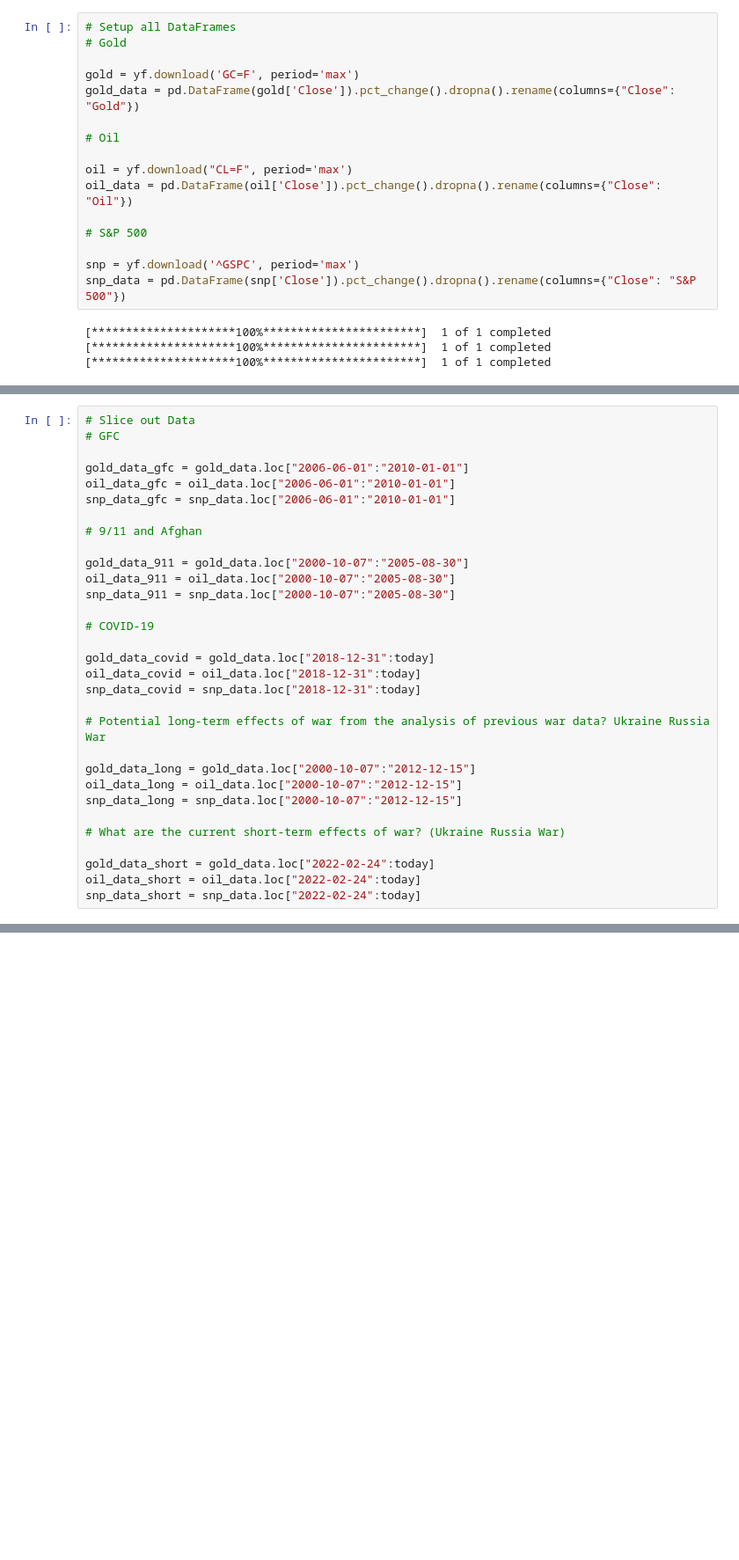
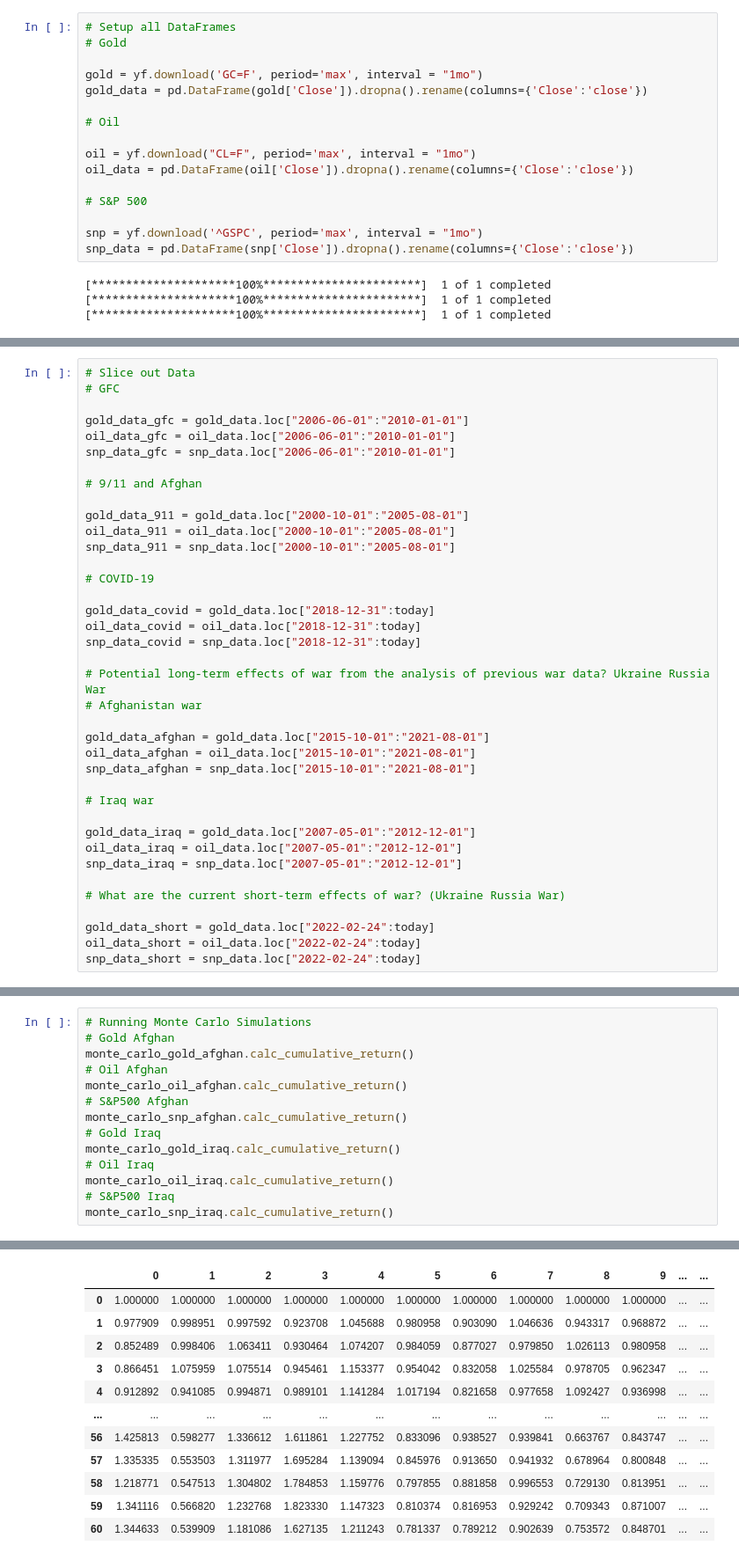
Before and after one commit to livelyvinay4u/Project1_group1, a Jupyter notebook: Project 1 Code.ipynb, the cells around one changed output, grey strips where cells are left out. Shown: that part at 88% size. Cells and saved outputs as stored; diff of their text form; blank space fills up the shorter version.

```diff
--- a/Project 1 Code.ipynb
+++ b/Project 1 Code.ipynb
@@ -14,18 +18,18 @@ import json
 # Setup all DataFrames
 # Gold
 
-gold = yf.download('GC=F', period='max')
-gold_data = pd.DataFrame(gold['Close']).pct_change().dropna().rename(columns={"Close": "Gold"})
+gold = yf.download('GC=F', period='max', interval = "1mo")
+gold_data = pd.DataFrame(gold['Close']).dropna().rename(columns={'Close':'close'})
 
 # Oil
 
-oil = yf.download("CL=F", period='max')
-oil_data = pd.DataFrame(oil['Close']).pct_change().dropna().rename(columns={"Close": "Oil"})
+oil = yf.download("CL=F", period='max', interval = "1mo")
+oil_data = pd.DataFrame(oil['Close']).dropna().rename(columns={'Close':'close'})
 
 # S&P 500
 
-snp = yf.download('^GSPC', period='max')
-snp_data = pd.DataFrame(snp['Close']).pct_change().dropna().rename(columns={"Close": "S&P 500"})
+snp = yf.download('^GSPC', period='max', interval = "1mo")
+snp_data = pd.DataFrame(snp['Close']).dropna().rename(columns={'Close':'close'})
 # %% [output]
 [*********************100%***********************]  1 of 1 completed
 [*********************100%***********************]  1 of 1 completed
@@ -45,9 +49,9 @@ snp_data_gfc = snp_data.loc["2006-06-01":"2010-01-01"]
 
 # 9/11 and Afghan
 
-gold_data_911 = gold_data.loc["2000-10-07":"2005-08-30"]
-oil_data_911 = oil_data.loc["2000-10-07":"2005-08-30"]
-snp_data_911 = snp_data.loc["2000-10-07":"2005-08-30"]
+gold_data_911 = gold_data.loc["2000-10-01":"2005-08-01"]
+oil_data_911 = oil_data.loc["2000-10-01":"2005-08-01"]
+snp_data_911 = snp_data.loc["2000-10-01":"2005-08-01"]
 
 # COVID-19
 
@@ -56,10 +60,17 @@ oil_data_covid = oil_data.loc["2018-12-31":today]
 snp_data_covid = snp_data.loc["2018-12-31":today]
 
 # Potential long-term effects of war from the analysis of previous war data? Ukraine Russia War
+# Afghanistan war
 
-gold_data_long = gold_data.loc["2000-10-07":"2012-12-15"]
-oil_data_long = oil_data.loc["2000-10-07":"2012-12-15"]
-snp_data_long = snp_data.loc["2000-10-07":"2012-12-15"]
+gold_data_afghan = gold_data.loc["2015-10-01":"2021-08-01"]
+oil_data_afghan = oil_data.loc["2015-10-01":"2021-08-01"]
+snp_data_afghan = snp_data.loc["2015-10-01":"2021-08-01"]
+
+# Iraq war
+
+gold_data_iraq = gold_data.loc["2007-05-01":"2012-12-01"]
+oil_data_iraq = oil_data.loc["2007-05-01":"2012-12-01"]
+snp_data_iraq = snp_data.loc["2007-05-01":"2012-12-01"]
 
 # What are the current short-term effects of war? (Ukraine Russia War)
 
@@ -97,0 +303,15 @@ event_short = pd.concat(
+# %%
+# Running Monte Carlo Simulations
+# Gold Afghan
+monte_carlo_gold_afghan.calc_cumulative_return()
+# Oil Afghan
+monte_carlo_oil_afghan.calc_cumulative_return()
+# S&P500 Afghan
+monte_carlo_snp_afghan.calc_cumulative_return()
+# Gold Iraq
+monte_carlo_gold_iraq.calc_cumulative_return()
+# Oil Iraq
+monte_carlo_oil_iraq.calc_cumulative_return()
+# S&P500 Iraq
+monte_carlo_snp_iraq.calc_cumulative_return()
+# %% [output]
@@ -97,0 +349,12 @@ event_short = pd.concat(
+|  | 0 | 1 | 2 | 3 | 4 | 5 | 6 | 7 | 8 | 9 | ... | ... |
+| 0 | 1.000000 | 1.000000 | 1.000000 | 1.000000 | 1.000000 | 1.000000 | 1.000000 | 1.000000 | 1.000000 | 1.000000 | ... | ... |
+| 1 | 0.977909 | 0.998951 | 0.997592 | 0.923708 | 1.045688 | 0.980958 | 0.903090 | 1.046636 | 0.943317 | 0.968872 | ... | ... |
+| 2 | 0.852489 | 0.998406 | 1.063411 | 0.930464 | 1.074207 | 0.984059 | 0.877027 | 0.979850 | 1.026113 | 0.980958 | ... | ... |
+| 3 | 0.866451 | 1.075959 | 1.075514 | 0.945461 | 1.153377 | 0.954042 | 0.832058 | 1.025584 | 0.978705 | 0.962347 | ... | ... |
+| 4 | 0.912892 | 0.941085 | 0.994871 | 0.989101 | 1.141284 | 1.017194 | 0.821658 | 0.977658 | 1.092427 | 0.936998 | ... | ... |
+| ... | ... | ... | ... | ... | ... | ... | ... | ... | ... | ... | ... | ... |
+| 56 | 1.425813 | 0.598277 | 1.336612 | 1.611861 | 1.227752 | 0.833096 | 0.938527 | 0.939841 | 0.663767 | 0.843747 | ... | ... |
+| 57 | 1.335335 | 0.553503 | 1.311977 | 1.695284 | 1.139094 | 0.845976 | 0.913650 | 0.941932 | 0.678964 | 0.800848 | ... | ... |
+| 58 | 1.218771 | 0.547513 | 1.304802 | 1.784853 | 1.159776 | 0.797855 | 0.881858 | 0.996553 | 0.729130 | 0.813951 | ... | ... |
+| 59 | 1.341116 | 0.566820 | 1.232768 | 1.823330 | 1.147323 | 0.810374 | 0.816953 | 0.929242 | 0.709343 | 0.871007 | ... | ... |
+| 60 | 1.344633 | 0.539909 | 1.181086 | 1.627135 | 1.211243 | 0.781337 | 0.789212 | 0.902639 | 0.753572 | 0.848701 | ... | ... |
```
Also changed, not shown: parts of 12 cells of this notebook, 1 other file.
